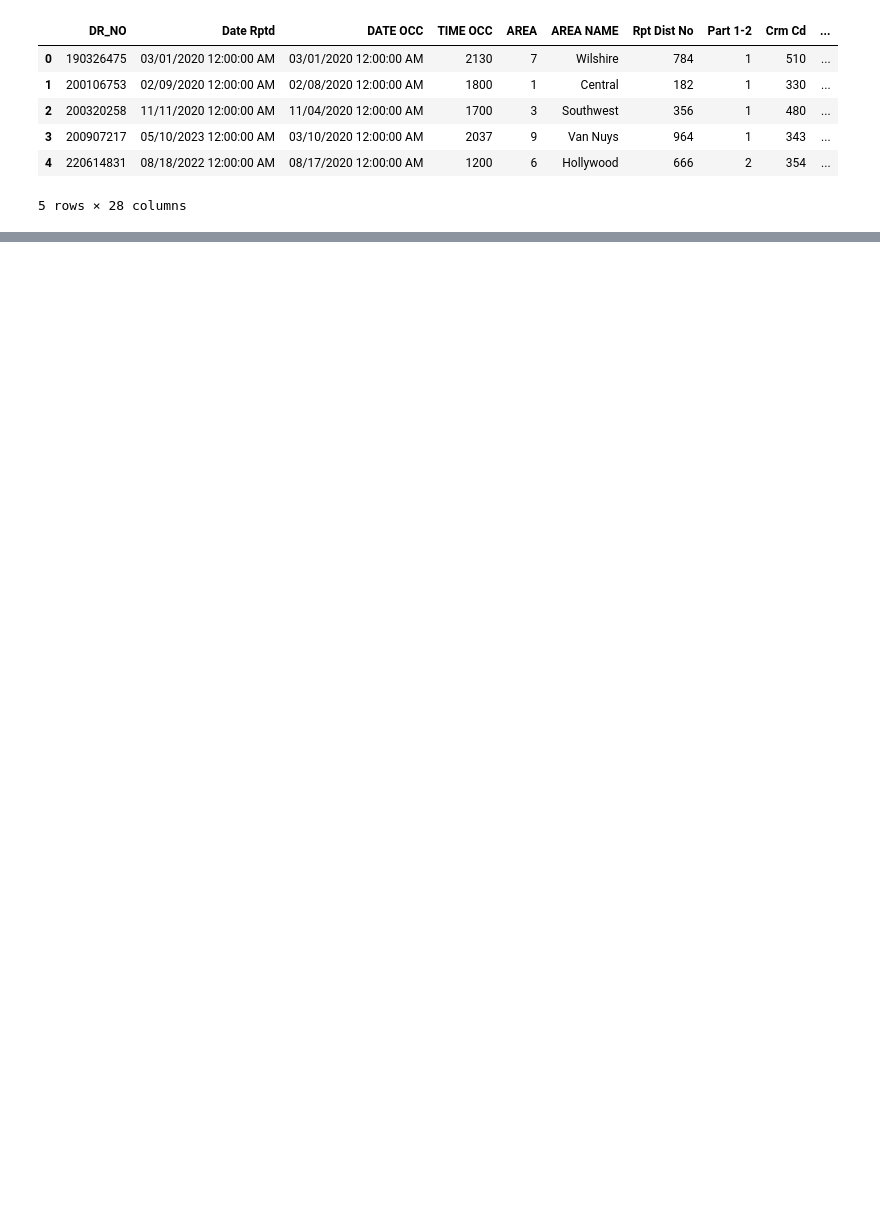
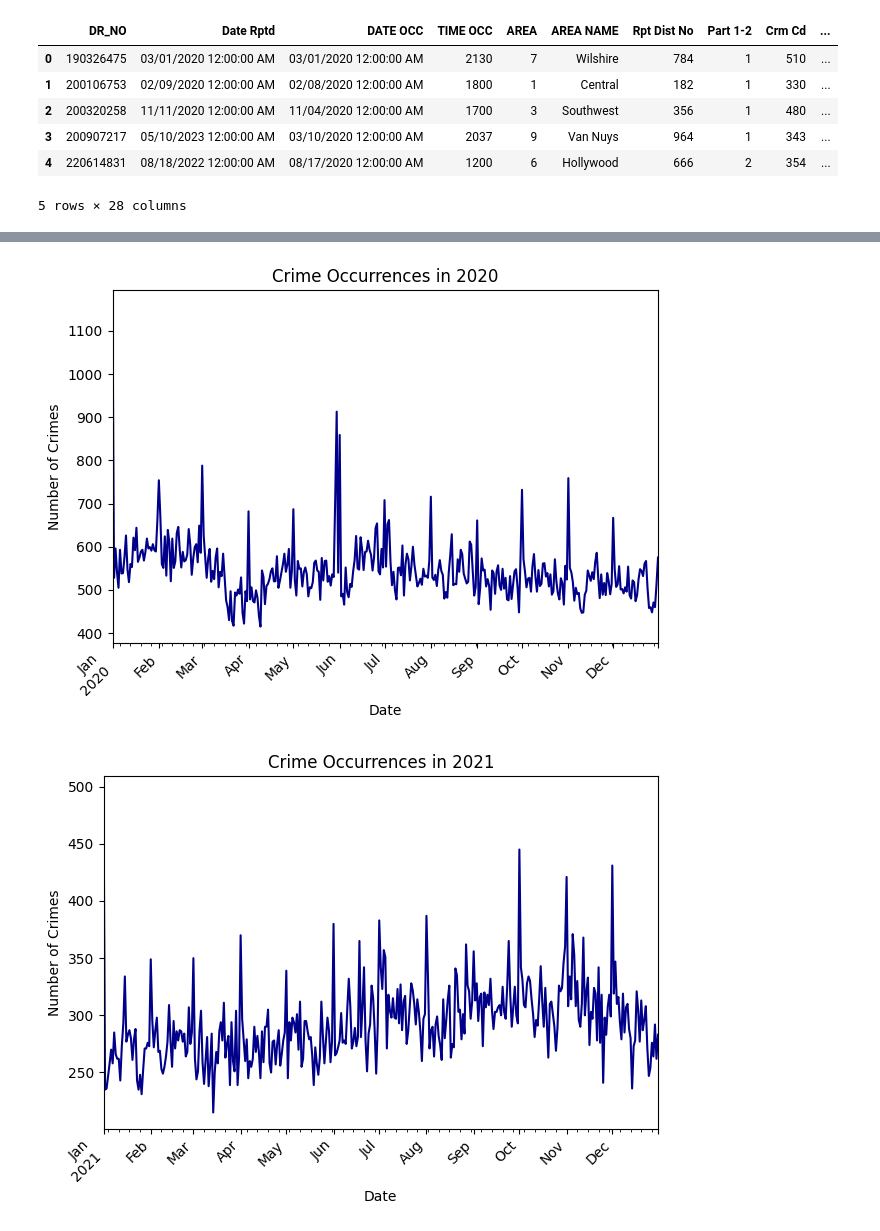
Before and after one commit to ToriStoner/DS4002, a Jupyter notebook: Project_2.ipynb, the cells around one changed output, grey strips where cells are left out. Cells and saved outputs as stored; diff of their text form; code cells hidden in the pictures; blank space fills up the shorter version.

```diff
--- a/Project_2.ipynb
+++ b/Project_2.ipynb
@@ -53,0 +97,24 @@ display(map_crime)
+# %%
+df["Date Rptd"] = df["Date Rptd"].str.split().str[0]
+df["DATE OCC"] = df["DATE OCC"].str.split().str[0]
+# %%
+#making a line plot of date occurred over time
+
+  # Extract the year
+if not pd.api.types.is_datetime64_any_dtype(df['DATE OCC']):
+    df['DATE OCC'] = pd.to_datetime(df['DATE OCC'], format='%m/%d/%Y', errors='coerce')
+
+df['Year'] = df['DATE OCC'].dt.year  # Extract the year
+
+for year in df['Year'].unique():
+    year_data = df[df['Year'] == year]  # Filter data for the current year
+    year_data.groupby('DATE OCC')['DR_NO'].count().plot(kind='line', color ="darkblue")
+    plt.title(f'Crime Occurrences in {year}')
+    plt.xlabel('Date')
+    plt.ylabel('Number of Crimes')
+    plt.xticks(rotation=45, ha='right')
+    plt.tight_layout()
+    plt.show()
+# %% [output]
+[figure, added]
+[figure, added]
```
Also changed, not shown: parts of 5 cells of this notebook.
